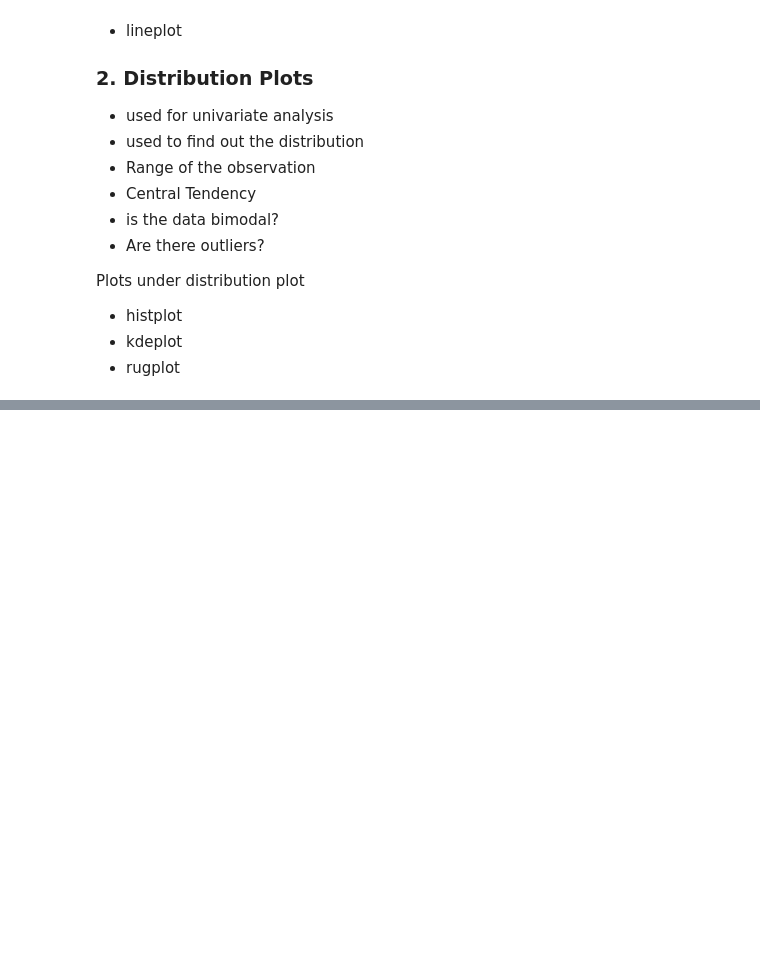
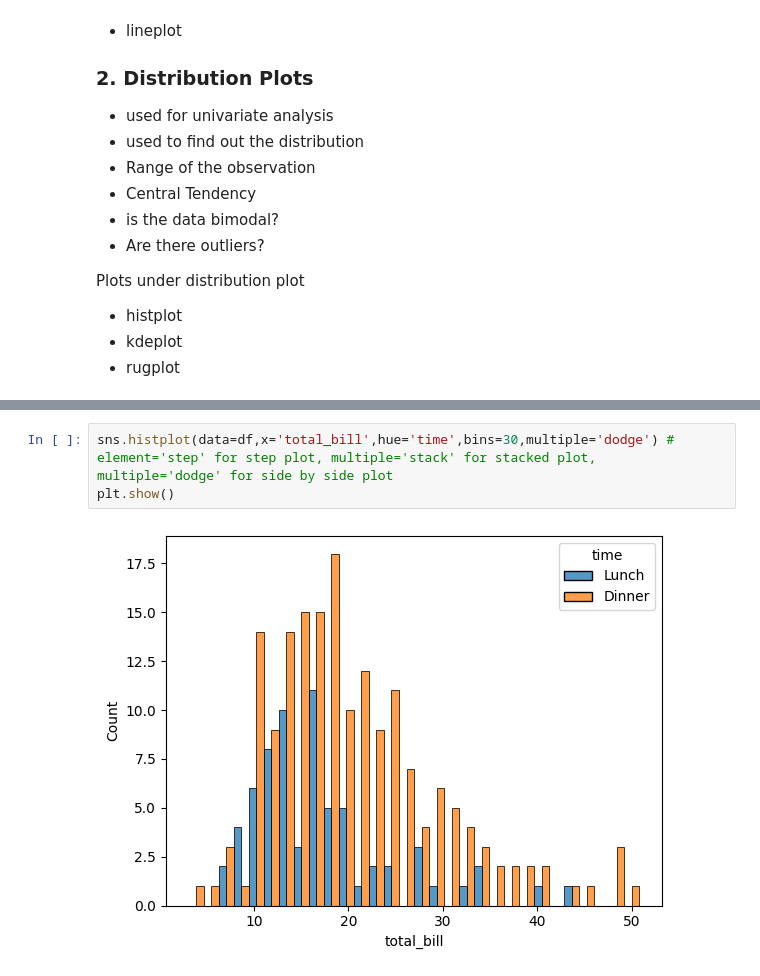
Before and after one commit to ChiragAgrawal12/Project_AU, a Jupyter notebook: Seaborn/seaborn.ipynb, the cells around one changed output, grey strips where cells are left out. Drawn from its saved outputs; the diff is of its cells as text; blank space fills up the shorter version.

```diff
--- a/Seaborn/seaborn.ipynb
+++ b/Seaborn/seaborn.ipynb
@@ -141,0 +141,5 @@ Plots under distribution plot
+# %%
+sns.histplot(data=df,x='total_bill',hue='time',bins=30,multiple='dodge') # element='step' for step plot, multiple='stack' for stacked plot, multiple='dodge' for side by side plot
+plt.show()
+# %% [output]
+[figure, added]
```
Also changed, not shown: parts of 10 cells of this notebook, 1 other file.
